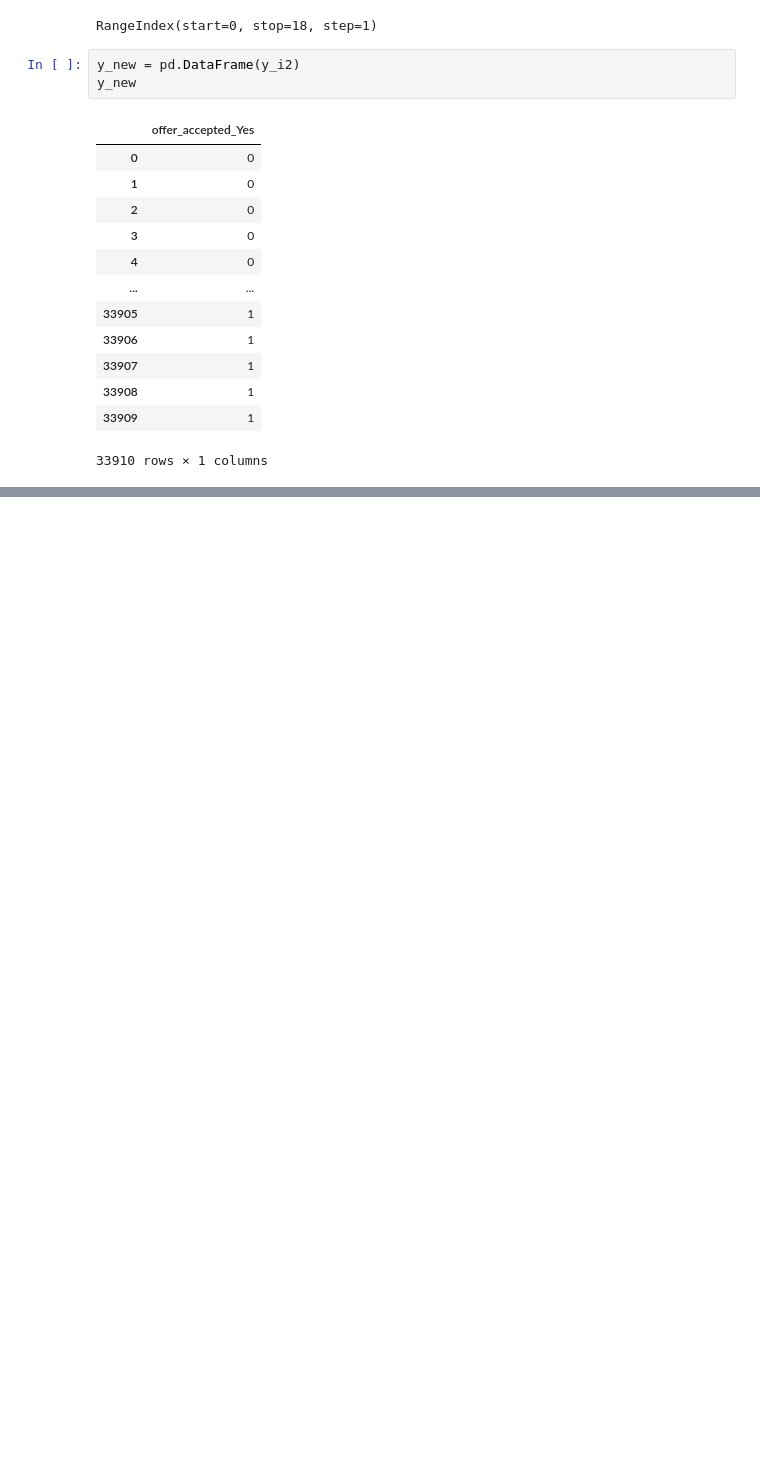
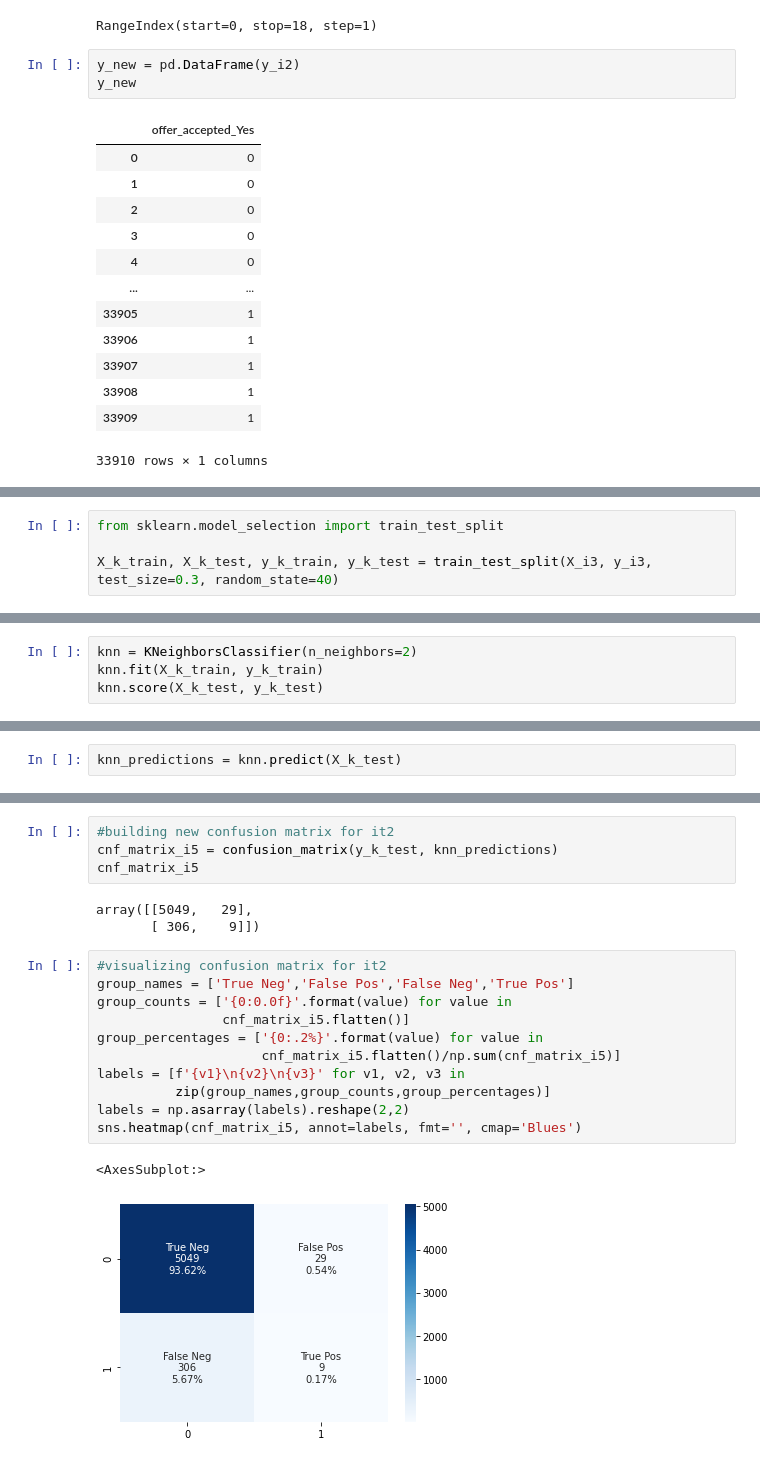
Before and after one commit to lillaszulyovszky/ironhack-case-study-classification, a Jupyter notebook: code/Case Study - Classification_Phine_V1.ipynb, the cells around one changed output, grey strips where cells are left out. Cells and saved outputs as stored; diff of their text form; blank space fills up the shorter version.

```diff
--- a/code/Case Study - Classification_Phine_V1.ipynb
+++ b/code/Case Study - Classification_Phine_V1.ipynb
@@ -874,0 +939,4 @@ y_new
+# %%
+from sklearn.model_selection import train_test_split
+
+X_k_train, X_k_test, y_k_train, y_k_test = train_test_split(X_i3, y_i3, test_size=0.3, random_state=40)
@@ -874,0 +947,4 @@ y_new
+# %%
+knn = KNeighborsClassifier(n_neighbors=2)
+knn.fit(X_k_train, y_k_train)
+knn.score(X_k_test, y_k_test)
@@ -874,0 +953,2 @@ y_new
+# %%
+knn_predictions = knn.predict(X_k_test)
@@ -874,0 +964,21 @@ y_new
+# %%
+#building new confusion matrix for it2
+cnf_matrix_i5 = confusion_matrix(y_k_test, knn_predictions)
+cnf_matrix_i5
+# %% [output]
+array([[5049,   29],
+       [ 306,    9]])
+# %%
+#visualizing confusion matrix for it2
+group_names = ['True Neg','False Pos','False Neg','True Pos']
+group_counts = ['{0:0.0f}'.format(value) for value in
+                cnf_matrix_i5.flatten()]
+group_percentages = ['{0:.2%}'.format(value) for value in
+                     cnf_matrix_i5.flatten()/np.sum(cnf_matrix_i5)]
+labels = [f'{v1}\n{v2}\n{v3}' for v1, v2, v3 in
+          zip(group_names,group_counts,group_percentages)]
+labels = np.asarray(labels).reshape(2,2)
+sns.heatmap(cnf_matrix_i5, annot=labels, fmt='', cmap='Blues')
+# %% [output]
+<AxesSubplot:>
+[figure, added]
```
Also changed, not shown: parts of 17 cells of this notebook.
